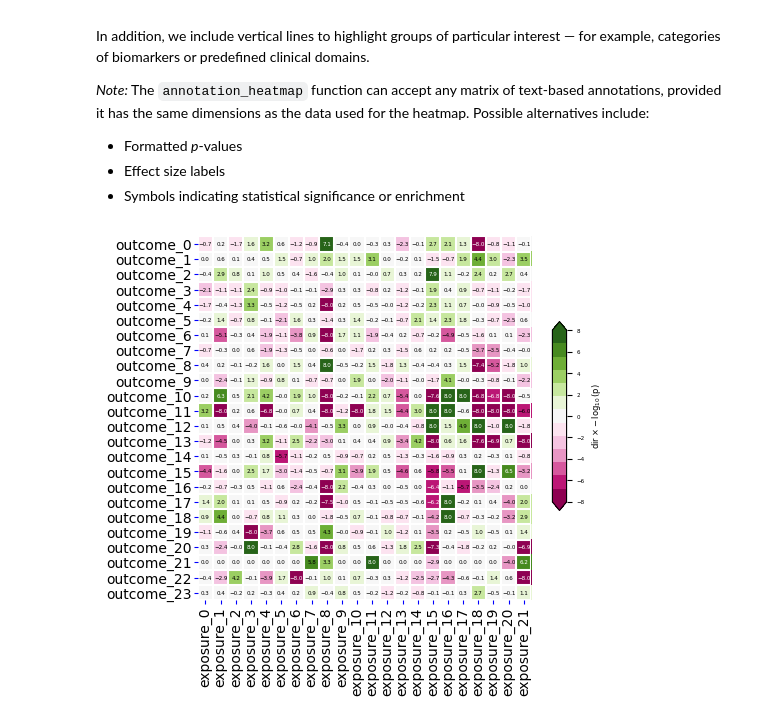
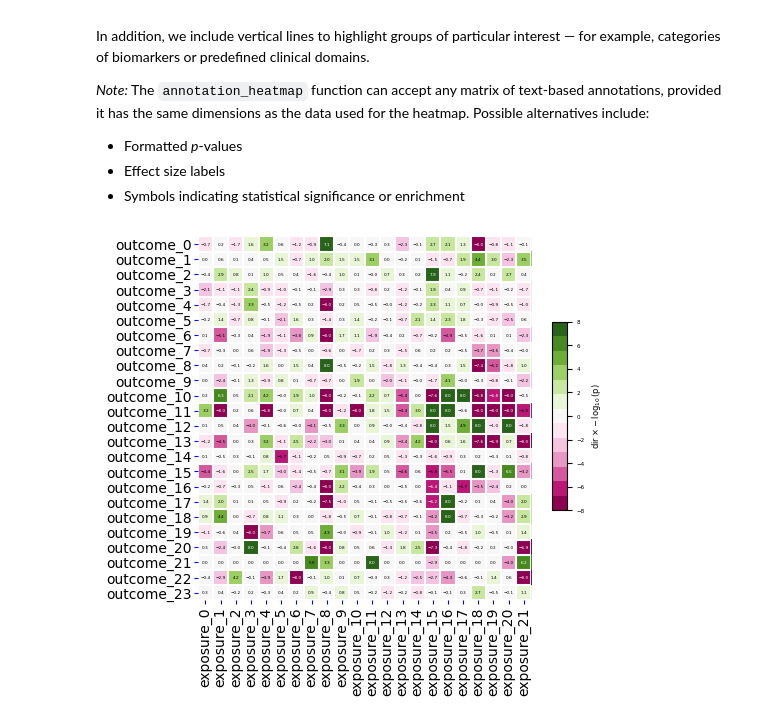
Before and after one commit to afschmidt/plot-misc, a Jupyter notebook: resources/examples/heatmap.ipynb, the cells around one changed output. Saved outputs shown, nothing was run; the diff lists cells and outputs as text; code cells hidden in the pictures.

Commit message:
docs(notebook): added norm in heatmap call to make it more robust

```diff
--- a/resources/examples/heatmap.ipynb
+++ b/resources/examples/heatmap.ipynb
@@ -66,32 +66,33 @@ _Note:_ The `annotation_heatmap` function can accept any matrix of text-based an
 # %%
 fig, ax = plt.subplots(1, figsize=(12 * CMTOINCH, 12 * CMTOINCH))
 # location of cbar
 cbar_ax = fig.add_axes([0.91, 0.3, 0.03, 0.4])
 # plotting heatmap
 im, cbar = heatmap.heatmap(
     data=matrix,
     row_labels=matrix.index.to_list(),
     col_labels=matrix.columns.to_list(),
     ax=ax,
     cmap=cmap,
+    norm=norm,
     grid_linewidth=LWD,
 )
 # adding annotation
-texts = heatmap.annotate_heatmap(im, threshold=6, valfmt="{x:.1f}", fontsize=4)
+texts = heatmap.annotate_heatmap(im, threshold=6, valfmt="{x:.1f}", fontsize=3)
 
 # adding cbar
 fig.colorbar(
     mpl.cm.ScalarMappable(norm=norm, cmap=cmap),
     cax=cbar_ax,
     orientation="vertical",
-    extend="both",
+    extend="neither",
 )
 # cbar formatting
 cbar_ax.set_ylabel(CBAR_LABEL, fontsize=CBAR_FSIZE, rotation=90, labelpad=4)
 cbar_ax.tick_params(labelsize=CBAR_FTSIZE)
 
 # ticks
 im.axes.tick_params(pad=PAD, color=COLB, length=LENT, bottom=True)
 _ = im.axes.set_xticklabels(im.axes.get_xmajorticklabels(), rotation=90, va="center")
 # %% [output]
-[figure, old version]
+[figure, new version]
```
Also changed, not shown: 1 other file.
